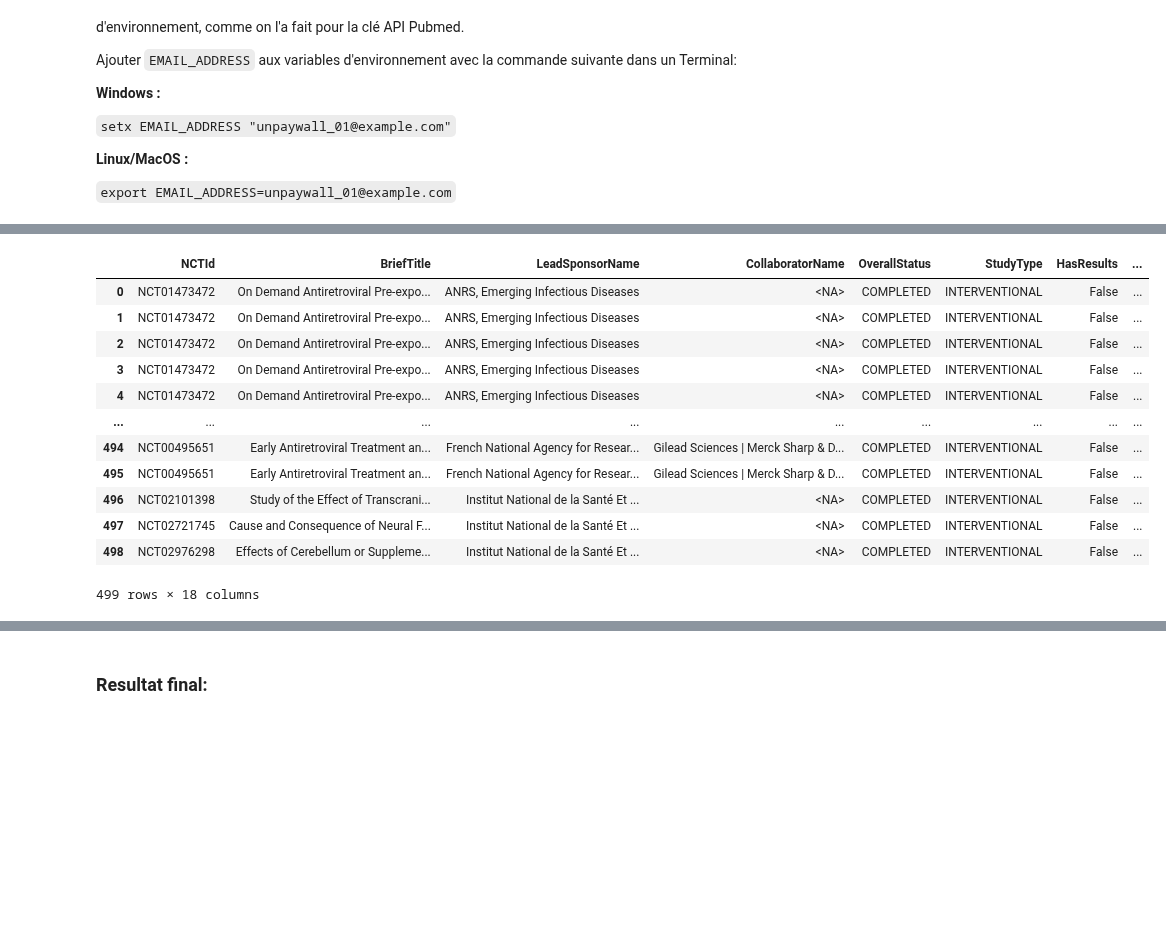
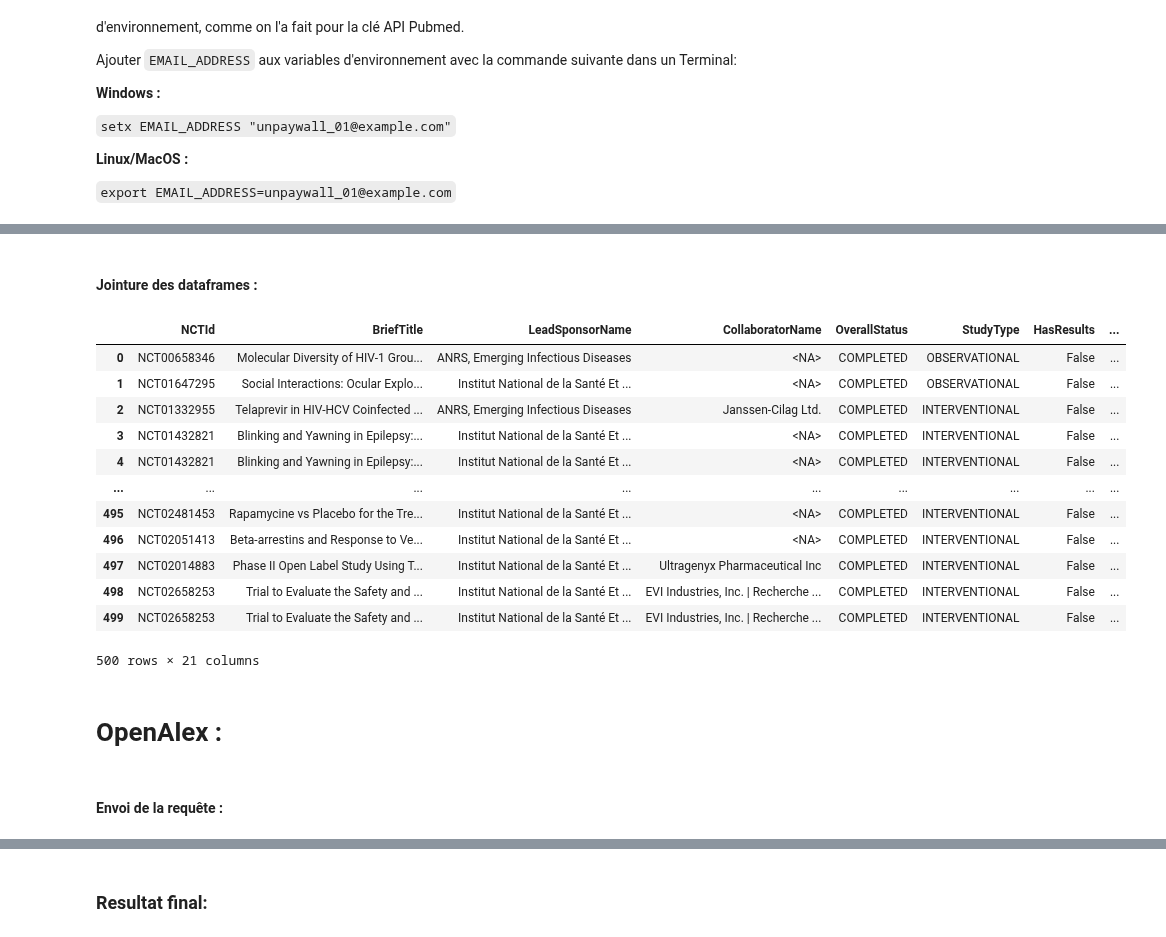
Before and after one commit to Inserm-IST/BSO-Inserm-Sante, a Jupyter notebook: 01_extraction_donnees_sante.ipynb, the cells around one changed output, grey strips where cells are left out. Cells and saved outputs as stored; diff of their text form; code cells hidden in the pictures; blank space fills up the shorter version.

```diff
--- a/01_extraction_donnees_sante.ipynb
+++ b/01_extraction_donnees_sante.ipynb
@@ -296,8 +296,7 @@ for study in response.json()['studies']:
         ),
         'CollaboratorName': concatenate_collaborator_list(
             [
-                c['name']
-                for c in (
+                c['name'] for c in (
                     study_pro['sponsorCollaboratorsModule'].get('collaborators', [])  # can be missing
                 )
             ]
@@ -309,15 +308,15 @@ for study in response.json()['studies']:
             study_pro['statusModule']['studyFirstPostDateStruct']['date']
         ),
         'StartDate': (
-            study_pro['statusModule'].get('startDateStruct', {}).get('date', None)
-        ),  # can be missing
+            study_pro['statusModule'].get('startDateStruct', {}).get('date', None) # can be missing
+        ),
         # 'PrimaryCompletionDate' : study_pro["statusModule"].get('primaryCompletionDateStruct', {}).get('date', None), # can be missing
         'CompletionDate': (
-            study_pro['statusModule'].get('completionDateStruct', {}).get('date', None)
-        ),  # can be missing
+            study_pro['statusModule'].get('completionDateStruct', {}).get('date', None) # can be missing
+        ),
         'Reference': (
-            study_pro.get('referencesModule', {}).get('references', [])
-        ),  # can be missing
+            study_pro.get('referencesModule', {}).get('references', []) # can be missing
+        ),
     }
     studies_list.append(study_dict)
 
@@ -530,7 +529,6 @@ Pour chaque NCTId de CT, on récupère les PMIDs des publications associées via
 # Liste unique des NCTId extraits de ClinicalTrial
 nctids = df_ct.loc[:, 'NCTId'].unique()
 num_nctids = len(nctids)
-session = requests.Session()
 
 pmids_pubmed_dict = {}
 for i, nctid in enumerate(nctids):
@@ -669,7 +667,6 @@ total_publications_list = []
 
 books_list = []
 counter = 0  # To keep track of progress of pmids
-session = requests.Session()
 
 # For each NTCID...
 for nctid, pmids in pmids_complete_dict.items():
@@ -1041,5 +1045,11 @@ for i, doi in enumerate(dois):
 # %%
-df_is_oa = pd.DataFrame(is_oa_list, columns=['doi', 'is_oa', 'published_date'])
-df_is_oa.loc[:, 'is_oa'] = df_is_oa.loc[:, 'is_oa'].astype('boolean')
-df_is_oa
+df_unpaywall = pd.DataFrame(publications_list_un).astype(
+    {
+        'is_paratext': 'boolean',
+        'is_oa': 'boolean',
+        'oa_status': 'category',
+        'has_repository_copy': 'boolean',
+    }
+)
+df_unpaywall
 # %% [output]
@@ -1059,21 +1072,30 @@ df_is_oa
+# %% [markdown]
+#### Jointure des dataframes :
 # %%
-df_with_oa_status = df_final.join(
-    df_is_oa.loc[:, ['is_oa', 'published_date']],
-    validate = 'one_to_one',
+df_with_oa_status = df_final.merge(
+    df_unpaywall,
+    on = ['doi'],
+    how = 'left',
+    validate = 'many_to_one',
 )
+
 # df_with_oa_status.loc[:, ['NCTId', 'pmid', 'doi', 'is_oa']]
 df_with_oa_status
 # %% [output]
 |  | NCTId | BriefTitle | LeadSponsorName | CollaboratorName | OverallStatus | StudyType | HasResults | ... |
-| 0 | NCT01473472 | On Demand Antiretroviral Pre-expo... | ANRS, Emerging Infectious Diseases | <NA> | COMPLETED | INTERVENTIONAL | False | ... |
-| 1 | NCT01473472 | On Demand Antiretroviral Pre-expo... | ANRS, Emerging Infectious Diseases | <NA> | COMPLETED | INTERVENTIONAL | False | ... |
-| 2 | NCT01473472 | On Demand Antiretroviral Pre-expo... | ANRS, Emerging Infectious Diseases | <NA> | COMPLETED | INTERVENTIONAL | False | ... |
-| 3 | NCT01473472 | On Demand Antiretroviral Pre-expo... | ANRS, Emerging Infectious Diseases | <NA> | COMPLETED | INTERVENTIONAL | False | ... |
-| 4 | NCT01473472 | On Demand Antiretroviral Pre-expo... | ANRS, Emerging Infectious Diseases | <NA> | COMPLETED | INTERVENTIONAL | False | ... |
+| 0 | NCT00658346 | Molecular Diversity of HIV-1 Grou... | ANRS, Emerging Infectious Diseases | <NA> | COMPLETED | OBSERVATIONAL | False | ... |
+| 1 | NCT01647295 | Social Interactions: Ocular Explo... | Institut National de la Santé Et ... | <NA> | COMPLETED | OBSERVATIONAL | False | ... |
+| 2 | NCT01332955 | Telaprevir in HIV-HCV Coinfected ... | ANRS, Emerging Infectious Diseases | Janssen-Cilag Ltd. | COMPLETED | INTERVENTIONAL | False | ... |
+| 3 | NCT01432821 | Blinking and Yawning in Epilepsy:... | Institut National de la Santé Et ... | <NA> | COMPLETED | INTERVENTIONAL | False | ... |
+| 4 | NCT01432821 | Blinking and Yawning in Epilepsy:... | Institut National de la Santé Et ... | <NA> | COMPLETED | INTERVENTIONAL | False | ... |
 | ... | ... | ... | ... | ... | ... | ... | ... | ... |
-| 494 | NCT00495651 | Early Antiretroviral Treatment an... | French National Agency for Resear... | Gilead Sciences | Merck Sharp & D... | COMPLETED | INTERVENTIONAL | False | ... |
-| 495 | NCT00495651 | Early Antiretroviral Treatment an... | French National Agency for Resear... | Gilead Sciences | Merck Sharp & D... | COMPLETED | INTERVENTIONAL | False | ... |
-| 496 | NCT02101398 | Study of the Effect of Transcrani... | Institut National de la Santé Et ... | <NA> | COMPLETED | INTERVENTIONAL | False | ... |
-| 497 | NCT02721745 | Cause and Consequence of Neural F... | Institut National de la Santé Et ... | <NA> | COMPLETED | INTERVENTIONAL | False | ... |
-| 498 | NCT02976298 | Effects of Cerebellum or Suppleme... | Institut National de la Santé Et ... | <NA> | COMPLETED | INTERVENTIONAL | False | ... |
+| 495 | NCT02481453 | Rapamycine vs Placebo for the Tre... | Institut National de la Santé Et ... | <NA> | COMPLETED | INTERVENTIONAL | False | ... |
+| 496 | NCT02051413 | Beta-arrestins and Response to Ve... | Institut National de la Santé Et ... | <NA> | COMPLETED | INTERVENTIONAL | False | ... |
+| 497 | NCT02014883 | Phase II Open Label Study Using T... | Institut National de la Santé Et ... | Ultragenyx Pharmaceutical Inc | COMPLETED | INTERVENTIONAL | False | ... |
+| 498 | NCT02658253 | Trial to Evaluate the Safety and ... | Institut National de la Santé Et ... | EVI Industries, Inc. | Recherche ... | COMPLETED | INTERVENTIONAL | False | ... |
+| 499 | NCT02658253 | Trial to Evaluate the Safety and ... | Institut National de la Santé Et ... | EVI Industries, Inc. | Recherche ... | COMPLETED | INTERVENTIONAL | False | ... |
-499 rows × 18 columns
+500 rows × 21 columns
+# %% [markdown]
+# OpenAlex :
+# %% [markdown]
+#### Envoi de la requête :
```
Also changed, not shown: parts of 31 cells of this notebook, 1 other file.
